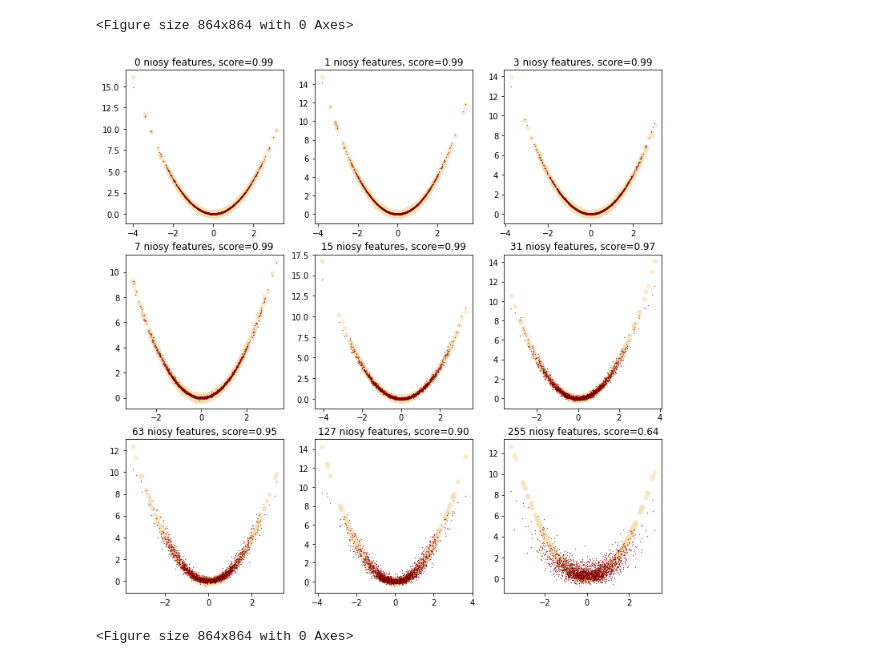
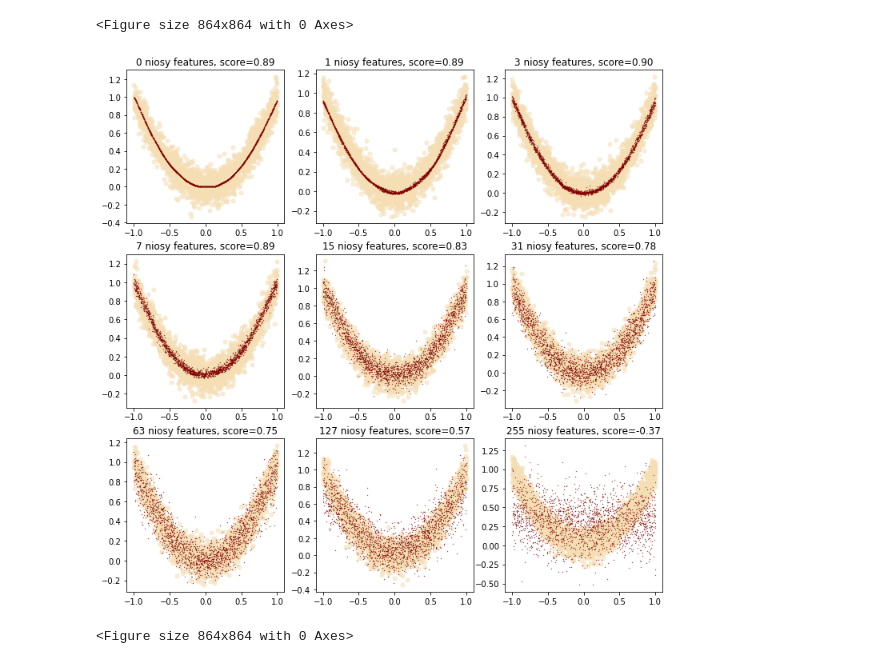
Before and after one commit to geshijoker/ChaosMining, a Jupyter notebook: notebooks/preliminary.ipynb, the cells around one changed output. Drawn from its saved outputs; the diff is of its cells as text; code cells hidden in the pictures.

```diff
--- a/notebooks/preliminary.ipynb
+++ b/notebooks/preliminary.ipynb
@@ -48,7 +48,7 @@ y_var = 0.1
 num_features = 1
 num_data = 10000
 # %%
-X = np.random.randn(num_data, num_features)*X_var
+X = (2*np.random.rand(num_data, num_features)-1)*X_var
 y_true = X[:, :1]**2
 y_noise = np.random.randn(num_data, num_features)*y_var
 y = y_true+y_noise
@@ -93,24 +93,24 @@ figure = plt.figure(figsize=(12, 12))
 <Figure size 864x864 with 0 Axes>
 # %%
 for ids, num_features in enumerate(num_features_options):
-    X = np.random.randn(num_data, num_features)*X_var
+    X = (2*np.random.rand(num_data, num_features)-1)*X_var
     y_true = X[:, :1]**2
     y_noise = np.random.randn(num_data, 1)*y_var
     y = y_true+y_noise
 
     X_train, X_test, y_train, y_test = train_test_split(X, y, test_size=test_size, random_state=seed)
     regr = MLPRegressor(hidden_layer_sizes=(100,100,100), random_state=seed, max_iter=500).fit(X_train, y_train)
 
     y_pred = regr.predict(X_test)
     score = regr.score(X_test, y_test)
     y_pred = np.expand_dims(y_pred, axis=1)
 
     ax = plt.subplot(math.ceil(len(num_features_options)/3), 3, ids+1)
     ax.scatter(X_test[:,0], y_test, c='wheat', alpha=0.5)
     ax.scatter(X_test[:,0], y_pred, s=0.1, c='maroon', alpha=1)
     ax.set_title(f"{num_features-1} niosy features, score={score:.2f}")
 # %% [output]
-[figure, old version]
+[figure, new version]
 # %%
 plt.tight_layout()
 plt.show()
```
Also changed, not shown: parts of 2 cells of this notebook, 6 other files.
